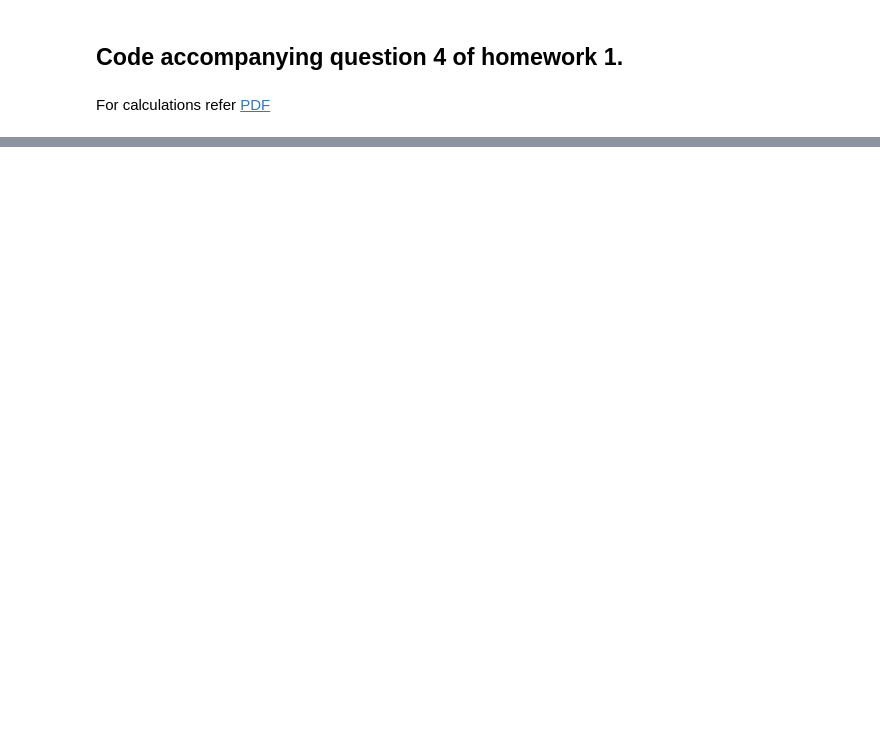
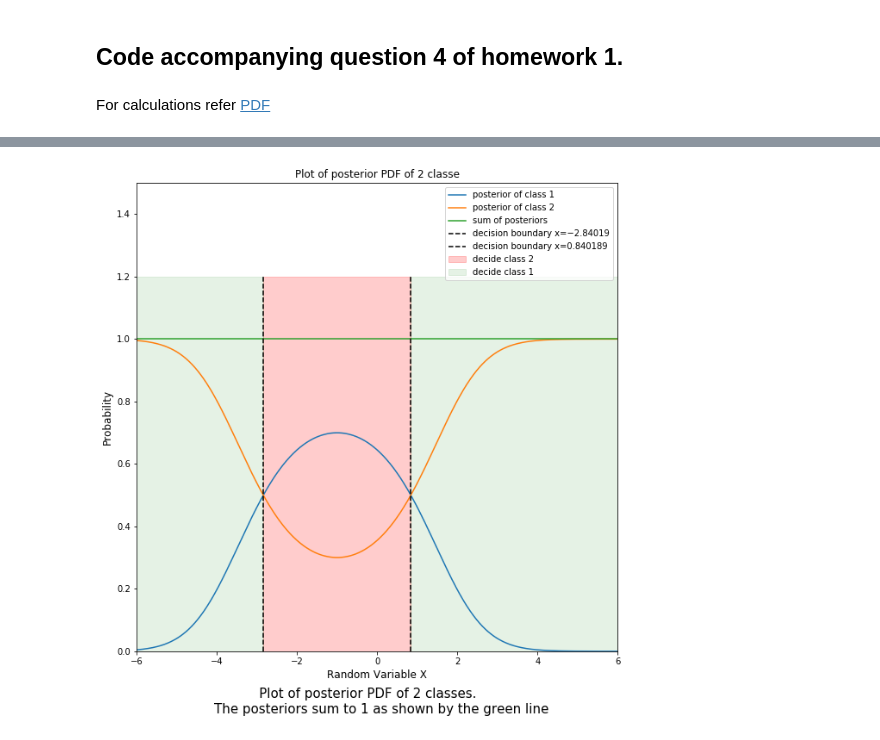
Before and after one commit to rohinarora/EECE5644-Machine_Learning, a Jupyter notebook: Hw1/Question 4.ipynb, the cells around one changed output, grey strips where cells are left out. Drawn from its saved outputs; the diff is of its cells as text; code cells hidden in the pictures; blank space fills up the shorter version.

```diff
--- a/Hw1/Question 4.ipynb
+++ b/Hw1/Question 4.ipynb
@@ -34,0 +46,22 @@ plt.axvline(x=-2.84019)
+# %%
+txt="           Plot of posterior PDF of 2 classes.\nThe posteriors sum to 1 as shown by the green line"
+fig = plt.figure(figsize=(10,10));
+fig.text(.25,0.025,txt,fontsize=15);
+plt.ylim(0,1.5)
+plt.xlim(-6,6)
+plt.plot(x, n_0_1/p_x,label="posterior of class 1")
+plt.plot(x, n_1_2/p_x,label="posterior of class 2")
+plt.plot(x, n_1_2/p_x+n_0_1/p_x,label="sum of posteriors")
+plt.axvline(x=0.840189,label="decision boundary x=−2.84019",color='black',ymax=0.8,linestyle='dashed')
+plt.axvline(x=-2.84019,label="decision boundary x=0.840189",color='black',ymax=0.8,linestyle='dashed');
+plt.axvspan( -2.84019, 0.840189, alpha=0.2, color='red',ymax=.8,label='decide class 2')
+plt.axvspan( -10, -2.84019, alpha=0.1, color='green',ymax=.8)
+plt.axvspan( 0.840189, 10, alpha=0.1, color='green',ymax=.8,label='decide class 1')
+
+
+plt.legend();
+plt.title('Plot of posterior PDF of 2 classe',fontsize=12)
+plt.xlabel('Random Variable X',fontsize=12)
+plt.ylabel('Probability',fontsize=12);
+# %% [output]
+[figure, added]
```
Also changed, not shown: parts of 2 cells of this notebook.
